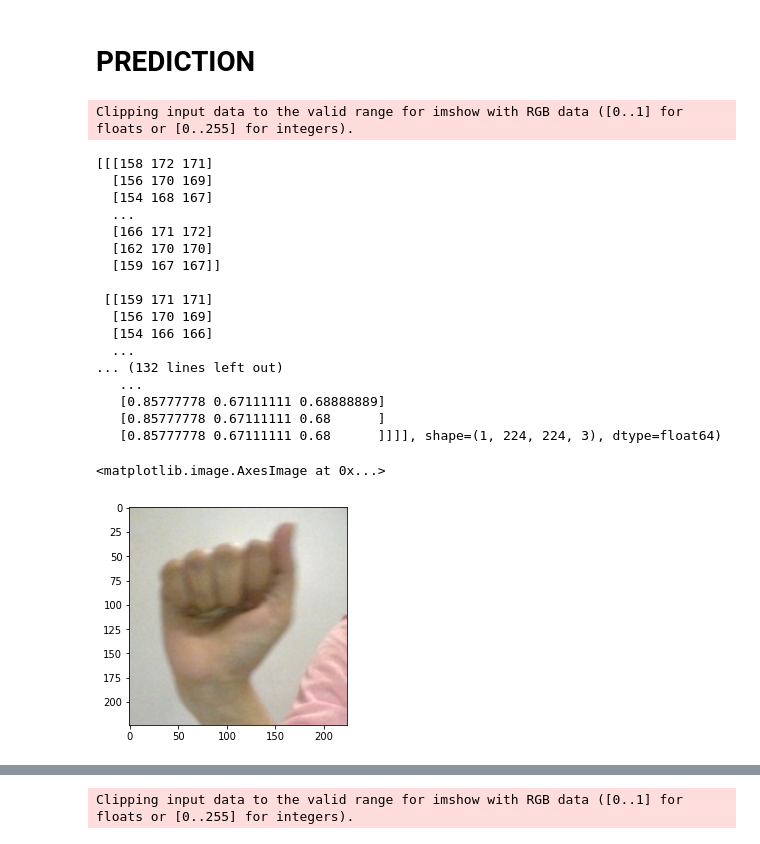
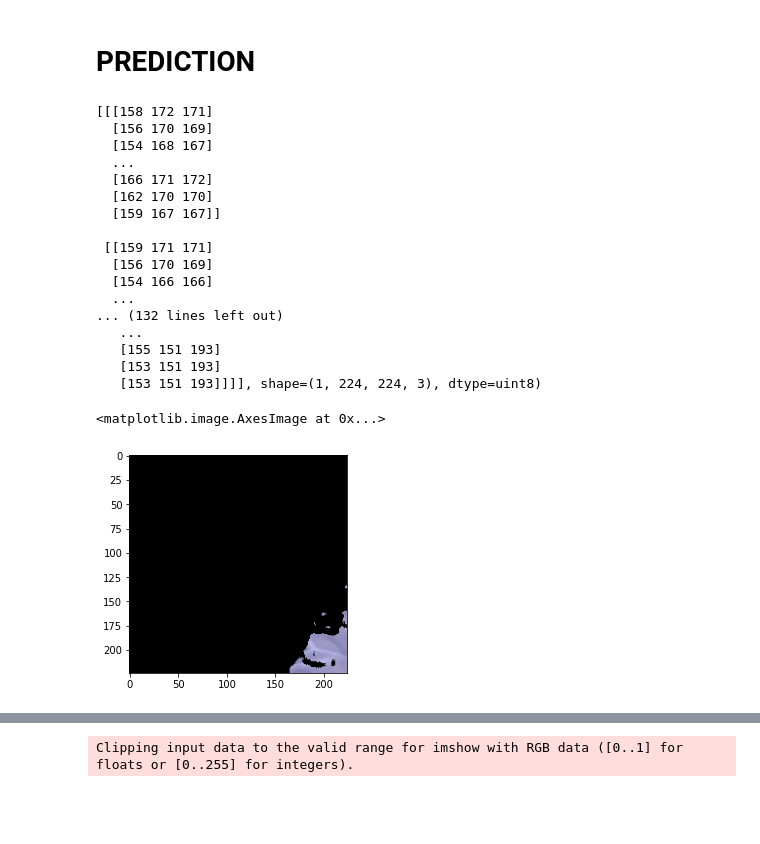
Before and after one commit to adibanaaz123/Sign-language-recognition, a Jupyter notebook: capstone project.ipynb, the cells around one changed output, grey strips where cells are left out. Drawn from its saved outputs; the diff is of its cells as text; code cells hidden in the pictures; blank space fills up the shorter version.

```diff
--- a/capstone project.ipynb
+++ b/capstone project.ipynb
@@ -345,34 +384,39 @@ path_a=r'C:\Users\dell\Downloads\TEST_DATA\A-samples\14.jpg'
 # %%
 img_1 =cv2.imread(path_a)
 print(img_1)
 img_2= cv2.cvtColor(img_1,cv2.COLOR_BGR2RGB)
 img_2=cv2.resize(img_2,(224,224))
-img_2 =img_2/225
-new_image = tf.expand_dims(img_2,0)
-print(img_2)
+Gaussain_blur =cv2.GaussianBlur(img_2,(5,5),0)
+Hsv_img=cv2.cvtColor(Gaussain_blur, cv2.COLOR_BGR2HSV)
+#Hsv_img =Hsv_img/225
+Lower_hsv = np.array([120, 20, 50])
+Upper_hsv = np.array([239,255, 255])
+mask = cv2.inRange(Hsv_img, Lower_hsv, Upper_hsv)
+res = cv2.bitwise_and(img_1, img_1, mask=mask)
+new_image = tf.expand_dims(res,0)
+print(Hsv_img)
 print(new_image)
-plt.imshow(img_2)
+plt.imshow(res)
 # %% [output]
-Clipping input data to the valid range for imshow with RGB data ([0..1] for floats or [0..255] for integers).
+[[[158 172 171]
+  [156 170 169]
+  [154 168 167]
+  ...
+  [166 171 172]
+  [162 170 170]
+  [159 167 167]]
+
+ [[159 171 171]
+  [156 170 169]
+  [154 166 166]
+  ...
+... (132 lines left out)
+   ...
+   [155 151 193]
+   [153 151 193]
+   [153 151 193]]]], shape=(1, 224, 224, 3), dtype=uint8)
-[[[158 172 171]
-  [156 170 169]
-  [154 168 167]
-  ...
-  [166 171 172]
-  [162 170 170]
-  [159 167 167]]
-
- [[159 171 171]
-  [156 170 169]
-  [154 166 166]
-  ...
-... (132 lines left out)
-   ...
-   [0.85777778 0.67111111 0.68888889]
-   [0.85777778 0.67111111 0.68      ]
-   [0.85777778 0.67111111 0.68      ]]]], shape=(1, 224, 224, 3), dtype=float64)
+<matplotlib.image.AxesImage at 0x...>
-<matplotlib.image.AxesImage at 0x...>
-[figure, old version]
+[figure, new version]
 # %%
 pred_img=model.predict(np.array(new_image))
 print(pred_img)
```
Also changed, not shown: parts of 34 cells of this notebook.
